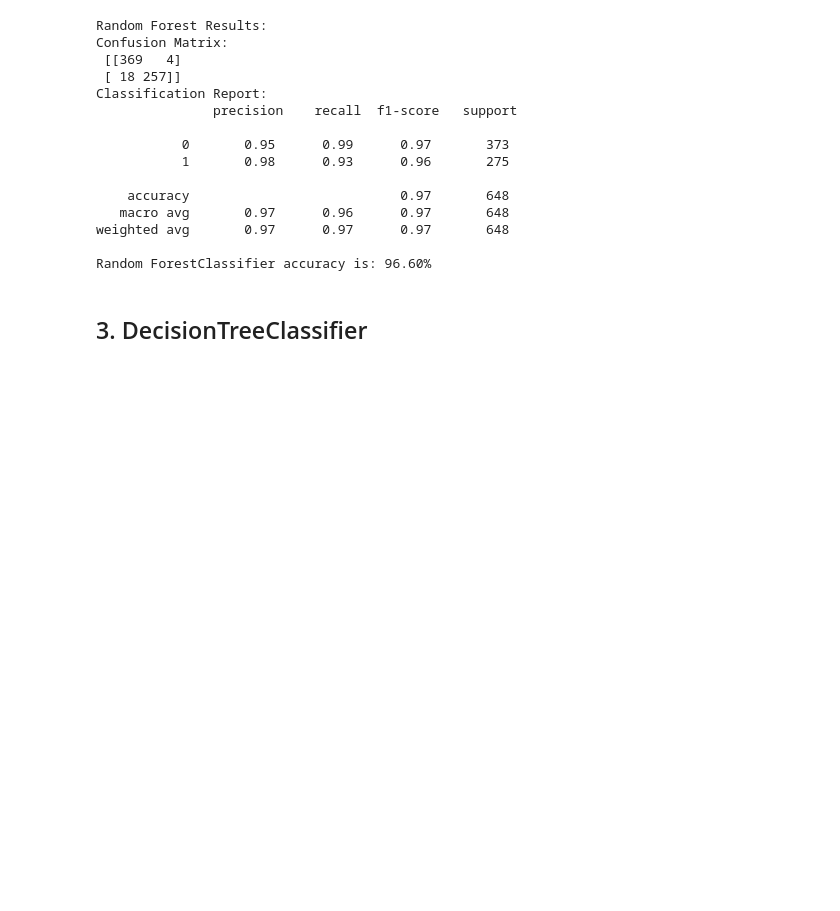
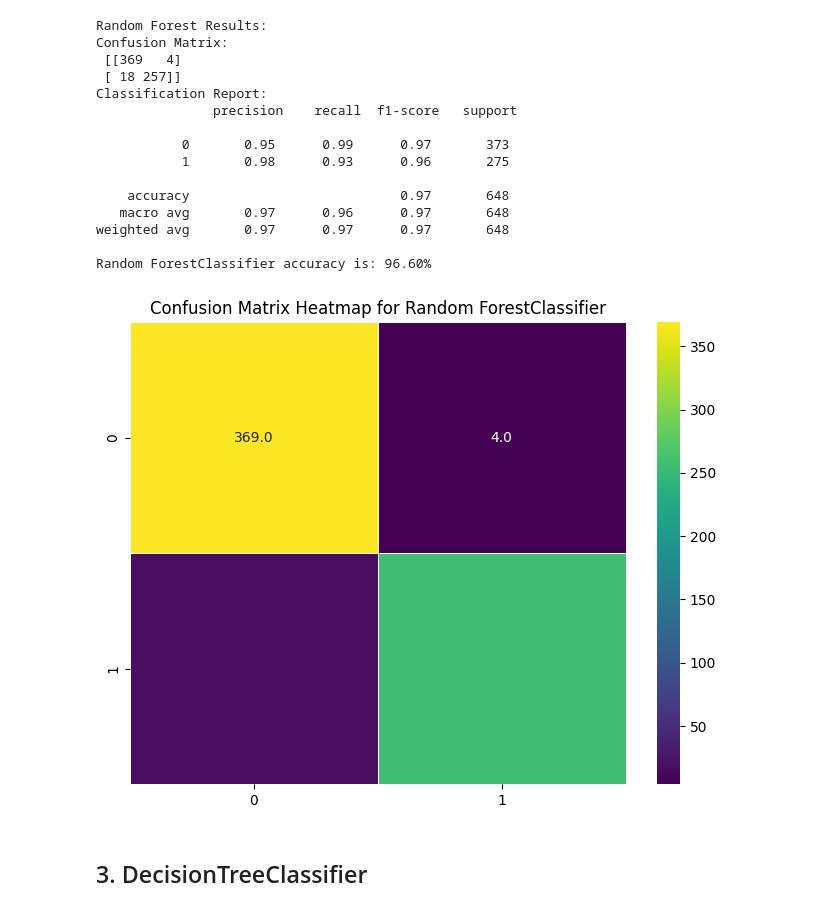
Before and after one commit to ak9989/Customer-Attrition-Analysis, a Jupyter notebook: Customer Attrition Analysis.ipynb, the cells around one changed output. Saved outputs shown, nothing was run; the diff lists cells and outputs as text; code cells hidden in the pictures; blank space fills up the shorter version.

```diff
--- a/Customer Attrition Analysis.ipynb
+++ b/Customer Attrition Analysis.ipynb
@@ -746,9 +807,9 @@ random_forest.fit(X_train, y_train)
 y_pred = random_forest.predict(X_test)
 
 RFaccuracy = accuracy_score(y_test, y_pred)
-
+RFcm = confusion_matrix(y_test, y_pred)
 print("Random Forest Results:")
-print("Confusion Matrix:\n",confusion_matrix(y_test, y_pred))
+print("Confusion Matrix:\n",RFcm)
 print("Classification Report:\n",classification_report(y_test,y_pred))
 print('Random ForestClassifier accuracy is: {:.2f}%'.format(RFaccuracy*100))
 # %% [output]
@@ -767,6 +828,13 @@ Classification Report:
 weighted avg       0.97      0.97      0.97       648
 
 Random ForestClassifier accuracy is: 96.60%
+# %%
+plt.figure(figsize=(8,6))
+sns.heatmap(RFcm , cmap='viridis',fmt=".1f", linewidths=.5,annot=True)
+plt.title('Confusion Matrix Heatmap for Random ForestClassifier')
+plt.show()
+# %% [output]
+[figure, added]
 # %% [markdown]
 ## 3. DecisionTreeClassifier
 # %% [markdown]
```
Also changed, not shown: parts of 23 cells of this notebook, 1 other file.
